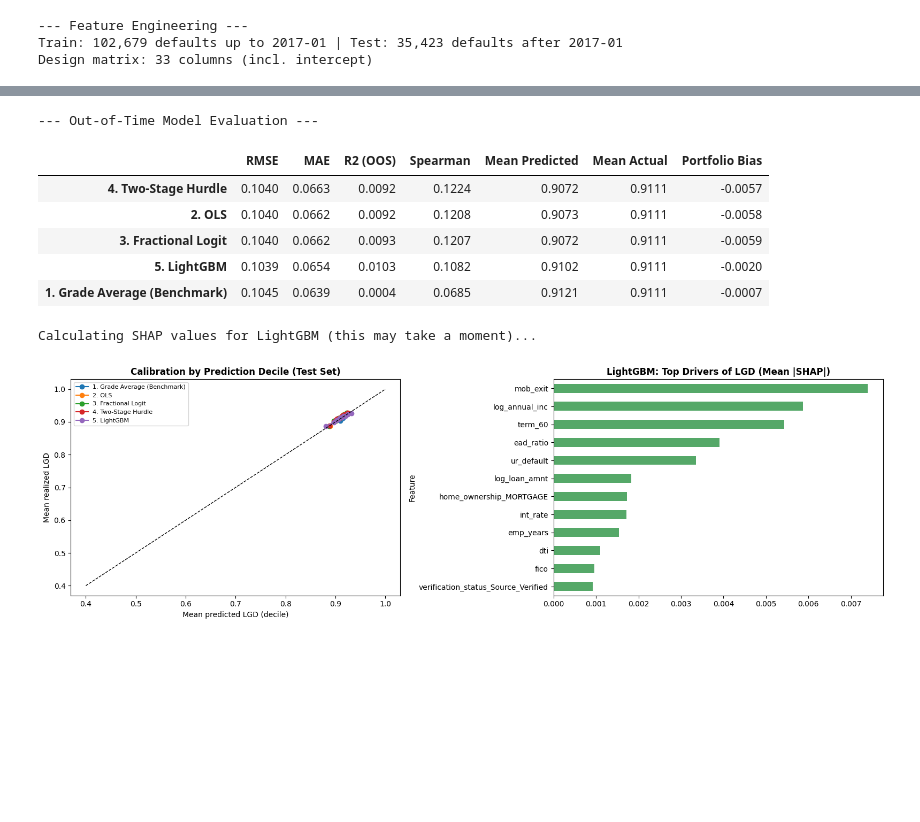
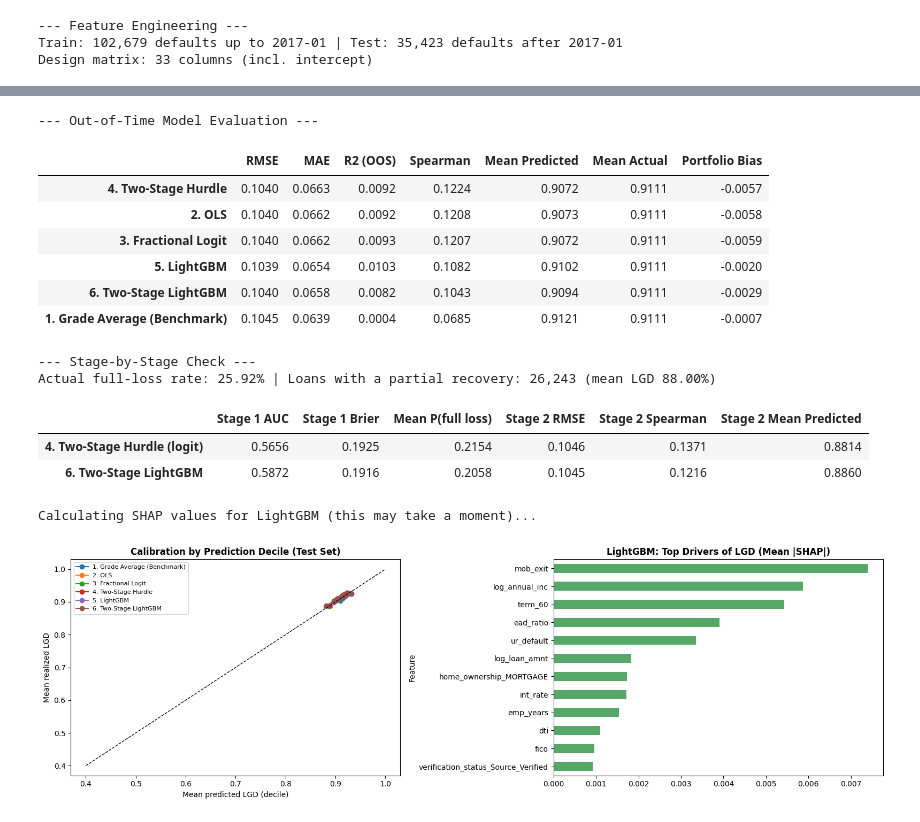
Before and after one commit to Sshahsavar/credit-risk-modeling, a Jupyter notebook: Part_1_Loss_Given_Default_(LGD)_Modeling.ipynb, the cells around one changed output, grey strips where cells are left out. Drawn from its saved outputs; the diff is of its cells as text; code cells hidden in the pictures; blank space fills up the shorter version.

```diff
--- a/Part_1_Loss_Given_Default_(LGD)_Modeling.ipynb
+++ b/Part_1_Loss_Given_Default_(LGD)_Modeling.ipynb
@@ -427,7 +439,25 @@ def lgb_matrix(X):   # LightGBM does not accept spaces or special characters in
 lgb_model.fit(lgb_matrix(X_train), y_train)
 preds['5. LightGBM'] = np.clip(lgb_model.predict(lgb_matrix(X_test)), 0, 1)
 
-# 6. What drives LGD? Fractional logit coefficients, sorted by average marginal effect
+# 6. Two-stage LightGBM: the hurdle structure of model 4, with LightGBM in both stages
+lgb_params = dict(n_estimators=300, learning_rate=0.05, num_leaves=31, min_child_samples=100,
+                  reg_lambda=1.0, random_state=42, verbose=-1)       # same settings as model 5
+X_tr_lgb, X_te_lgb = lgb_matrix(X_train), lgb_matrix(X_test)
+full_rate = train['full_loss'].mean()
+spw = (1 - full_rate) / full_rate                                     # partial-loss loans per full-loss loan
+stage1_lgb = lgb.LGBMClassifier(scale_pos_weight=spw, **lgb_params).fit(X_tr_lgb, train['full_loss'].values)
+p_full_w = stage1_lgb.predict_proba(X_te_lgb)[:, 1]                   # weighted probability (too high)
+p_full_lgb = p_full_w / (p_full_w + (1 - p_full_w) * spw)            # correction: divide the odds by spw
+stage2_lgb = lgb.LGBMRegressor(objective='cross_entropy', **lgb_params)   # targets and predictions in [0, 1]
+stage2_lgb.fit(X_tr_lgb[partial], y_train[partial])
+m_partial_lgb = stage2_lgb.predict(X_te_lgb)
+if m_partial_lgb.min() < 0 or m_partial_lgb.max() > 1:                # safety check: convert raw scores if needed
+    m_partial_lgb = expit(m_partial_lgb)
+preds['6. Two-Stage LightGBM'] = p_full_lgb + (1 - p_full_lgb) * m_partial_lgb
+print(f"Two-stage LightGBM: training full-loss rate {full_rate:.2%} -> scale_pos_weight = {spw:.2f}")
+print(f"Mean P(full loss) on the test set: {p_full_w.mean():.2%} with the weight, {p_full_lgb.mean():.2%} after the correction")
+
+# 7. What drives LGD? Fractional logit coefficients, sorted by average marginal effect
 print("\n--- Fractional Logit: Drivers of LGD (AME = change in LGD per +1 SD / category) ---")
 display(coef_table(frac_logit, X_train.columns).sort_values('AME', key=np.abs, ascending=False).round(4))
 # %% [output]
@@ -494,37 +527,61 @@ def evaluate(y, p, ead):
 
 results_df = pd.DataFrame({m: evaluate(y_test, p, test['ead'].values) for m, p in preds.items()}).T
 display(results_df.sort_values('Spearman', ascending=False).round(4))
 
-# 1. Calibration by prediction decile
+# 1. Stage-by-stage check of the two two-stage models
+full_test = test['full_loss'].values
+partial_test = full_test == 0
+m_partial_logit = predict_logit(stage2, X_test)
+def stage_metrics(p1, m2):
+    return {'Stage 1 AUC': roc_auc_score(full_test, p1),
+            'Stage 1 Brier': np.mean((full_test - p1) ** 2),
+            'Mean P(full loss)': p1.mean(),
+            'Stage 2 RMSE': np.sqrt(np.mean((y_test[partial_test] - m2[partial_test]) ** 2)),
+            'Stage 2 Spearman': stats.spearmanr(y_test[partial_test], m2[partial_test]).correlation,
+            'Stage 2 Mean Predicted': m2[partial_test].mean()}
+stage_df = pd.DataFrame({'4. Two-Stage Hurdle (logit)': stage_metrics(p_full, m_partial_logit),
+                         '6. Two-Stage LightGBM': stage_metrics(p_full_lgb, m_partial_lgb)}).T
+print(f"\n--- Stage-by-Stage Check ---")
+print(f"Actual full-loss rate: {full_test.mean():.2%} | Loans with a partial recovery: {partial_test.sum():,} "
+      f"(mean LGD {y_test[partial_test].mean():.2%})")
+display(stage_df.round(4))
+
+# 2. Calibration by prediction decile
 fig, axes = plt.subplots(1, 2, figsize=(16, 5))
 for name, p in preds.items():
     decile = pd.qcut(pd.Series(p).rank(method='first'), 10, labels=False)
     cal = pd.DataFrame({'pred': p, 'actual': y_test, 'decile': decile}).groupby('decile').mean()
     axes[0].plot(cal['pred'], cal['actual'], marker='o', label=name)
 lo = min(y_test.mean() - 0.3, 0.4)
 axes[0].plot([lo, 1], [lo, 1], 'k--', lw=1)
 axes[0].set_xlabel('Mean predicted LGD (decile)'); axes[0].set_ylabel('Mean realized LGD')
 axes[0].set_title('Calibration by Prediction Decile (Test Set)', fontweight='bold'); axes[0].legend(fontsize=8)
 
-# 2. SHAP explanation of the LightGBM challenger
+# 3. SHAP explanation of the LightGBM challenger
 print("Calculating SHAP values for LightGBM (this may take a moment)...")
 X_test_sample = lgb_matrix(X_test).sample(min(2000, len(X_test)), random_state=42)
 shap_values = shap.TreeExplainer(lgb_model).shap_values(X_test_sample)
 shap_df = pd.DataFrame({'Feature': X_test_sample.columns,
                         'Mean Absolute SHAP': np.abs(shap_values).mean(axis=0)}).sort_values('Mean Absolute SHAP')
 shap_df.tail(12).plot.barh(x='Feature', y='Mean Absolute SHAP', ax=axes[1], color='#55A868', legend=False)
 axes[1].set_title('LightGBM: Top Drivers of LGD (Mean |SHAP|)', fontweight='bold')
 plt.tight_layout(); plt.show()
 # %% [output]
 --- Out-of-Time Model Evaluation ---
 |  | RMSE | MAE | R2 (OOS) | Spearman | Mean Predicted | Mean Actual | Portfolio Bias |
 | 4. Two-Stage Hurdle | 0.1040 | 0.0663 | 0.0092 | 0.1224 | 0.9072 | 0.9111 | -0.0057 |
 | 2. OLS | 0.1040 | 0.0662 | 0.0092 | 0.1208 | 0.9073 | 0.9111 | -0.0058 |
 | 3. Fractional Logit | 0.1040 | 0.0662 | 0.0093 | 0.1207 | 0.9072 | 0.9111 | -0.0059 |
 | 5. LightGBM | 0.1039 | 0.0654 | 0.0103 | 0.1082 | 0.9102 | 0.9111 | -0.0020 |
+| 6. Two-Stage LightGBM | 0.1040 | 0.0658 | 0.0082 | 0.1043 | 0.9094 | 0.9111 | -0.0029 |
 | 1. Grade Average (Benchmark) | 0.1045 | 0.0639 | 0.0004 | 0.0685 | 0.9121 | 0.9111 | -0.0007 |
-Calculating SHAP values for LightGBM (this may take a moment)...
+--- Stage-by-Stage Check ---
+Actual full-loss rate: 25.92% | Loans with a partial recovery: 26,243 (mean LGD 88.00%)
+|  | Stage 1 AUC | Stage 1 Brier | Mean P(full loss) | Stage 2 RMSE | Stage 2 Spearman | Stage 2 Mean Predicted |
+| 4. Two-Stage Hurdle (logit) | 0.5656 | 0.1925 | 0.2154 | 0.1046 | 0.1371 | 0.8814 |
+| 6. Two-Stage LightGBM | 0.5872 | 0.1916 | 0.2058 | 0.1045 | 0.1216 | 0.8860 |
+Calculating SHAP values for LightGBM (this may take a moment)...
-[figure, old version]
+[figure, new version]
 # %% [markdown]
 ### Results
 
```
Also changed, not shown: parts of 14 cells of this notebook.
